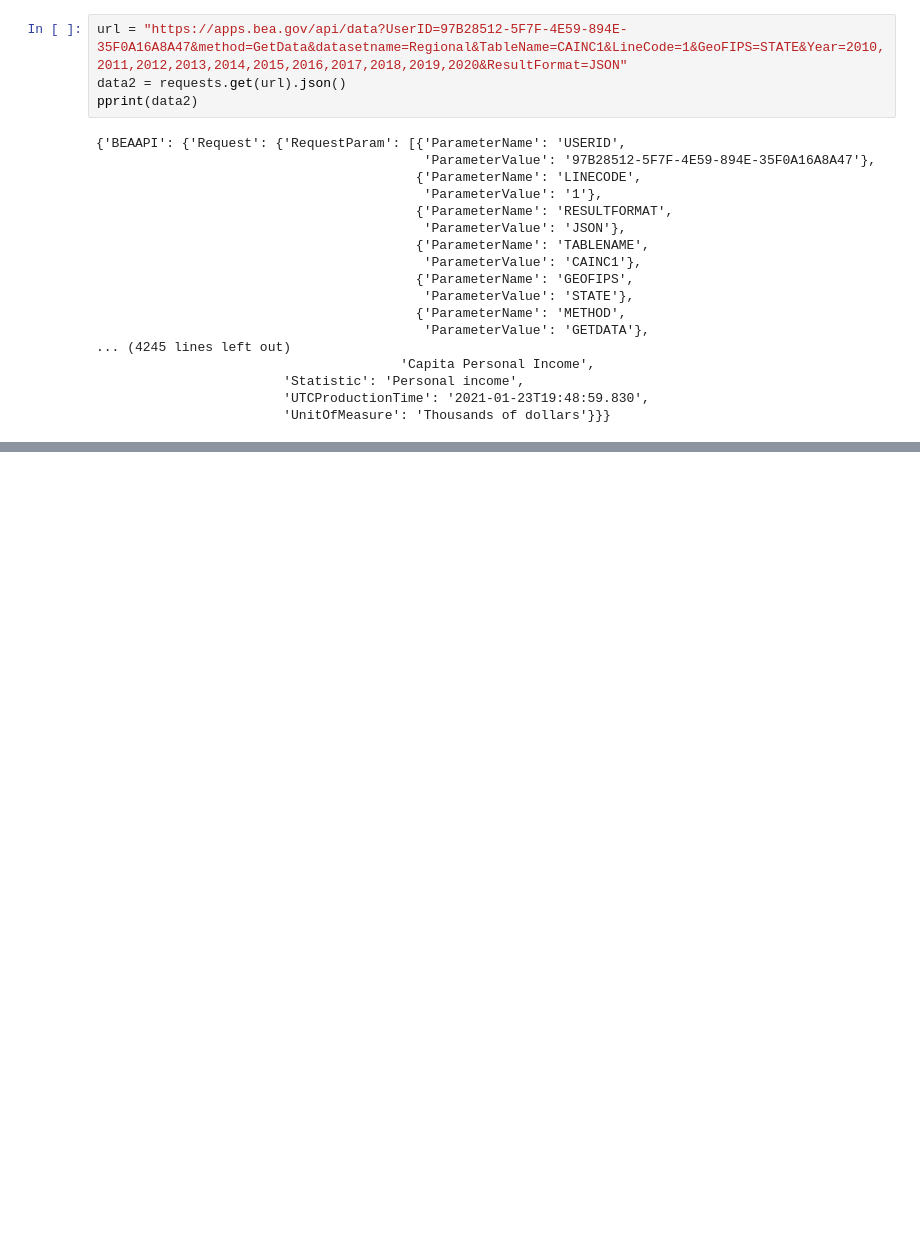
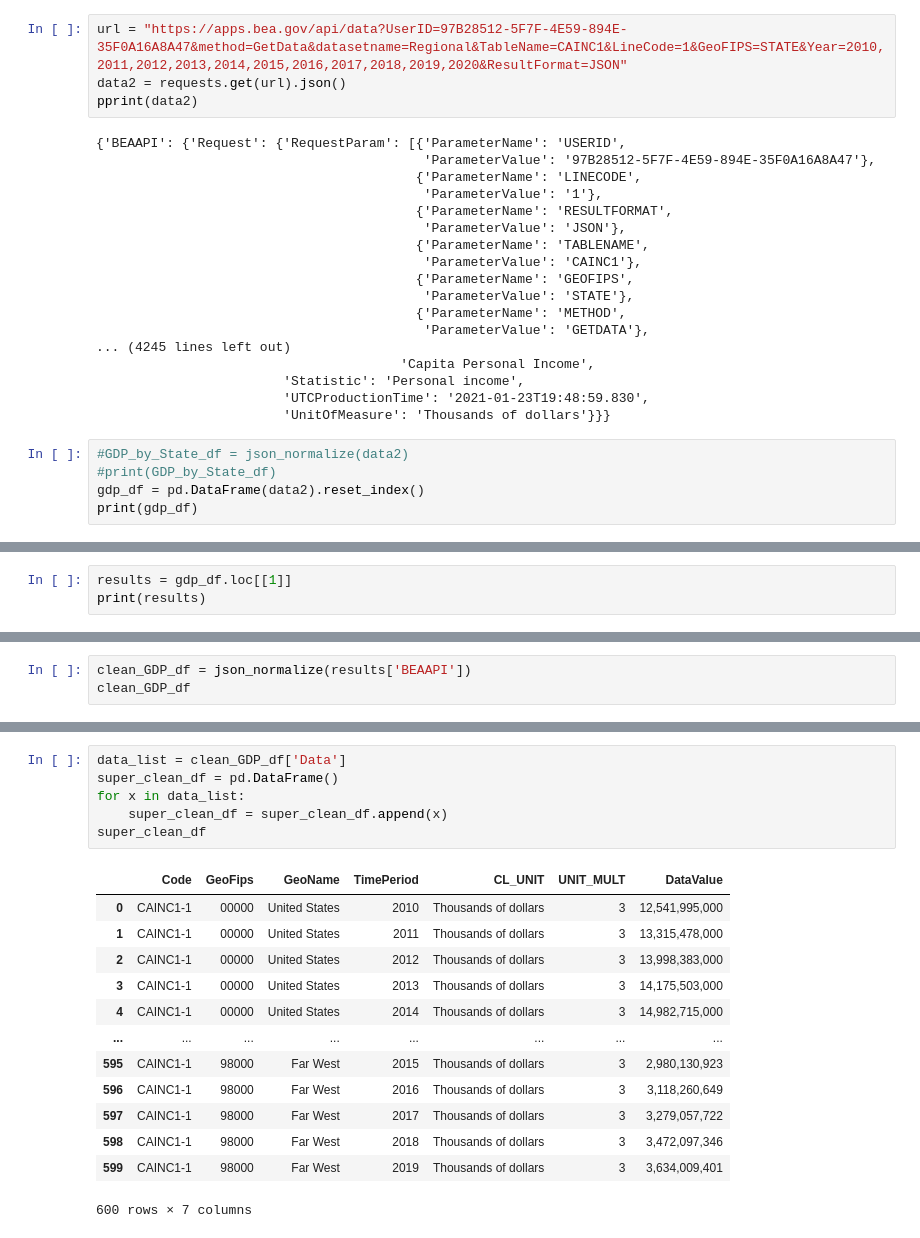
Before and after one commit to benwbarr/city-growth-project-, a Jupyter notebook: BEA API pull Regional.ipynb, the cells around one changed output, grey strips where cells are left out. Drawn from its saved outputs; the diff is of its cells as text; blank space fills up the shorter version.

```diff
--- a/BEA API pull Regional.ipynb
+++ b/BEA API pull Regional.ipynb
@@ -93,3 +94,8 @@ pprint(data2)
                         'Statistic': 'Personal income',
                         'UTCProductionTime': '2021-01-23T19:48:59.830',
                         'UnitOfMeasure': 'Thousands of dollars'}}}
+# %%
+#GDP_by_State_df = json_normalize(data2)
+#print(GDP_by_State_df)
+gdp_df = pd.DataFrame(data2).reset_index()
+print(gdp_df)
@@ -95,0 +106,3 @@ pprint(data2)
+# %%
+results = gdp_df.loc[[1]]
+print(results)
@@ -95,0 +112,3 @@ pprint(data2)
+# %%
+clean_GDP_df = json_normalize(results['BEAAPI'])
+clean_GDP_df
@@ -95,0 +118,20 @@ pprint(data2)
+# %%
+data_list = clean_GDP_df['Data']
+super_clean_df = pd.DataFrame()
+for x in data_list:
+    super_clean_df = super_clean_df.append(x)
+super_clean_df
+# %% [output]
+|  | Code | GeoFips | GeoName | TimePeriod | CL_UNIT | UNIT_MULT | DataValue |
+| 0 | CAINC1-1 | 00000 | United States | 2010 | Thousands of dollars | 3 | 12,541,995,000 |
+| 1 | CAINC1-1 | 00000 | United States | 2011 | Thousands of dollars | 3 | 13,315,478,000 |
+| 2 | CAINC1-1 | 00000 | United States | 2012 | Thousands of dollars | 3 | 13,998,383,000 |
+| 3 | CAINC1-1 | 00000 | United States | 2013 | Thousands of dollars | 3 | 14,175,503,000 |
+| 4 | CAINC1-1 | 00000 | United States | 2014 | Thousands of dollars | 3 | 14,982,715,000 |
+| ... | ... | ... | ... | ... | ... | ... | ... |
+| 595 | CAINC1-1 | 98000 | Far West | 2015 | Thousands of dollars | 3 | 2,980,130,923 |
+| 596 | CAINC1-1 | 98000 | Far West | 2016 | Thousands of dollars | 3 | 3,118,260,649 |
+| 597 | CAINC1-1 | 98000 | Far West | 2017 | Thousands of dollars | 3 | 3,279,057,722 |
+| 598 | CAINC1-1 | 98000 | Far West | 2018 | Thousands of dollars | 3 | 3,472,097,346 |
+| 599 | CAINC1-1 | 98000 | Far West | 2019 | Thousands of dollars | 3 | 3,634,009,401 |
+600 rows × 7 columns
```
Also changed, not shown: parts of 4 cells of this notebook.
